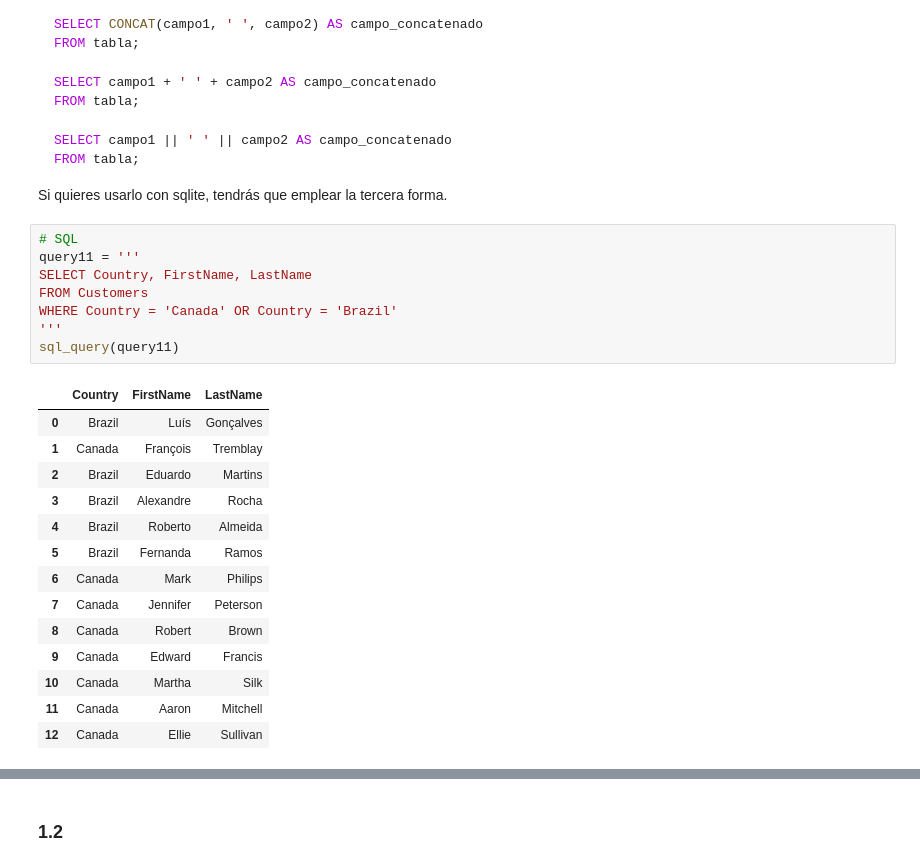
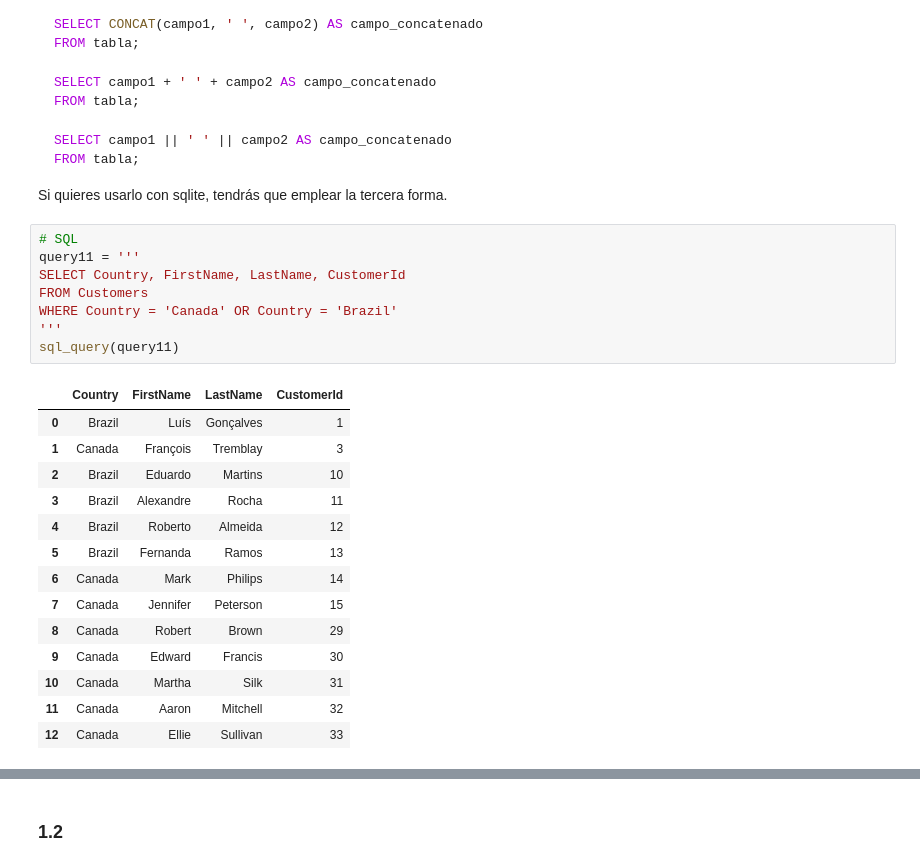
Before and after one commit to v1ckyseque1ra/DS_Online_Octubre24, a Jupyter notebook: Ejercicios Challenge/18_Practica_Obligatoria_SQL.ipynb, the cells around one changed output, grey strips where cells are left out. Cells and saved outputs as stored; diff of their text form.

```diff
--- a/Ejercicios Challenge/18_Practica_Obligatoria_SQL.ipynb
+++ b/Ejercicios Challenge/18_Practica_Obligatoria_SQL.ipynb
@@ -67,23 +67,23 @@ Si quieres usarlo con sqlite, tendrás que emplear la tercera forma.
 # %%
 # SQL
 query11 = '''
-SELECT Country, FirstName, LastName
+SELECT Country, FirstName, LastName, CustomerId
 FROM Customers
 WHERE Country = 'Canada' OR Country = 'Brazil'
 '''
 sql_query(query11)
 # %% [output]
-|  | Country | FirstName | LastName |
-| 0 | Brazil | Luís | Gonçalves |
-| 1 | Canada | François | Tremblay |
-| 2 | Brazil | Eduardo | Martins |
-| 3 | Brazil | Alexandre | Rocha |
-| 4 | Brazil | Roberto | Almeida |
-| 5 | Brazil | Fernanda | Ramos |
-| 6 | Canada | Mark | Philips |
-| 7 | Canada | Jennifer | Peterson |
-| 8 | Canada | Robert | Brown |
-| 9 | Canada | Edward | Francis |
-| 10 | Canada | Martha | Silk |
-| 11 | Canada | Aaron | Mitchell |
-| 12 | Canada | Ellie | Sullivan |
+|  | Country | FirstName | LastName | CustomerId |
+| 0 | Brazil | Luís | Gonçalves | 1 |
+| 1 | Canada | François | Tremblay | 3 |
+| 2 | Brazil | Eduardo | Martins | 10 |
+| 3 | Brazil | Alexandre | Rocha | 11 |
+| 4 | Brazil | Roberto | Almeida | 12 |
+| 5 | Brazil | Fernanda | Ramos | 13 |
+| 6 | Canada | Mark | Philips | 14 |
+| 7 | Canada | Jennifer | Peterson | 15 |
+| 8 | Canada | Robert | Brown | 29 |
+| 9 | Canada | Edward | Francis | 30 |
+| 10 | Canada | Martha | Silk | 31 |
+| 11 | Canada | Aaron | Mitchell | 32 |
+| 12 | Canada | Ellie | Sullivan | 33 |
```
Also changed, not shown: parts of 11 cells of this notebook.
